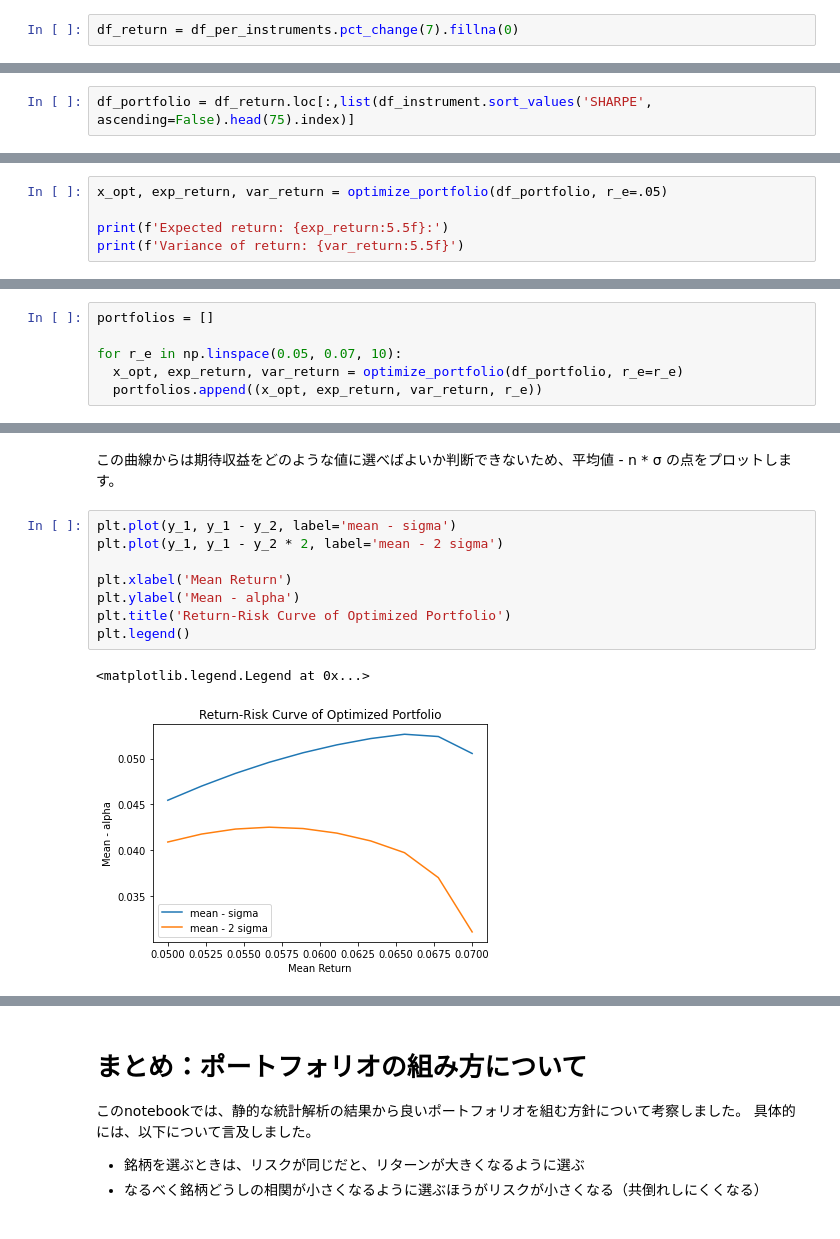
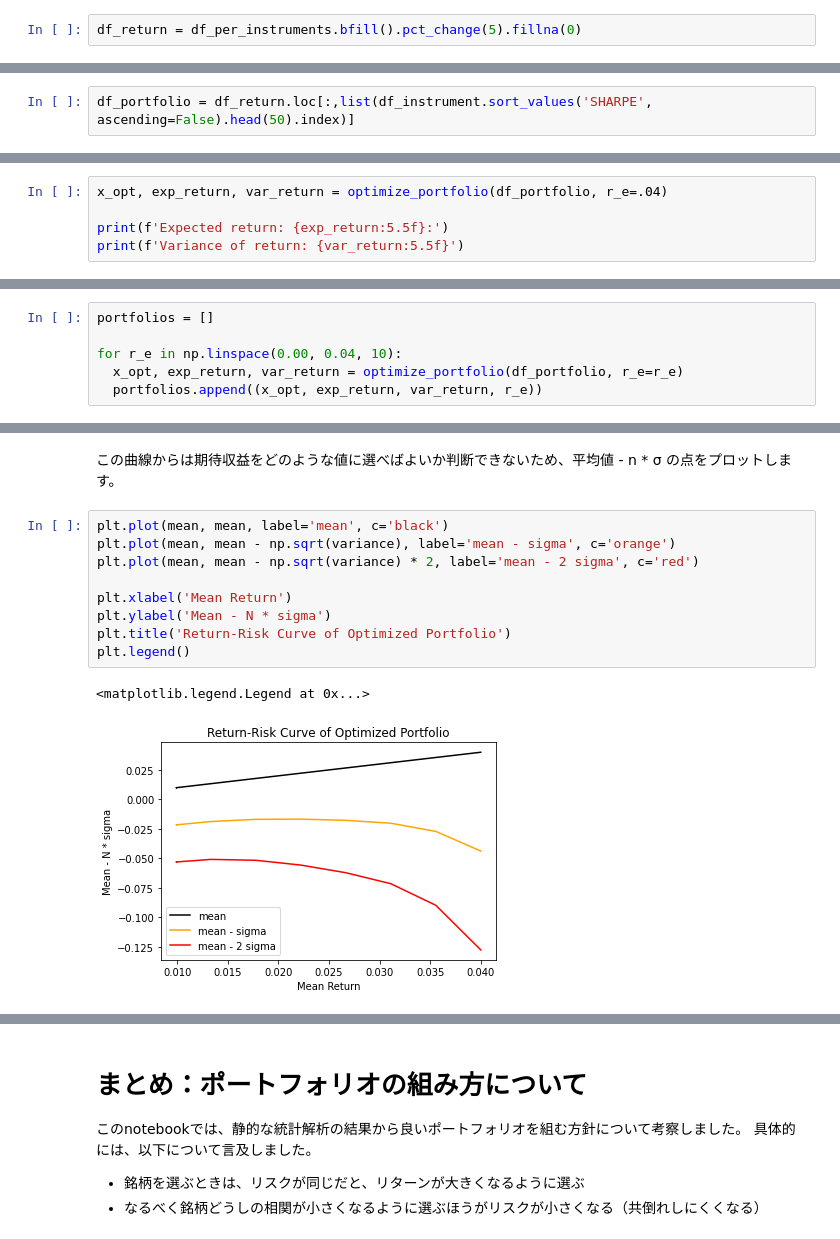
Before and after one commit to bilzard/JQuants-news, a Jupyter notebook: 002_optimum_portfolio.ipynb, the cells around one changed output, grey strips where cells are left out. Cells and saved outputs as stored; diff of their text form.

```diff
--- a/002_optimum_portfolio.ipynb
+++ b/002_optimum_portfolio.ipynb
@@ -166,5 +156,5 @@ df_per_instruments = df_per_instruments[filter_outlier]
 # %%
-df_return = df_per_instruments.pct_change(7).fillna(0)
+df_return = df_per_instruments.bfill().pct_change(5).fillna(0)
 # %% [markdown]
 マーケットのリターンを求めます。ここでは全銘柄のリターンの中央値をマーケットのリターンとします。
 # %%
@@ -280,7 +292,7 @@ def cvxopt_qp_solver(r, r_e, cov):
 最適化の結果、比率が低すぎてほぼ選択されていないのと同様の銘柄ができるため、SHARPEの大きい75銘柄から構成します。
 期待収益は 5% としました。
 # %%
-df_portfolio = df_return.loc[:,list(df_instrument.sort_values('SHARPE', ascending=False).head(75).index)]
+df_portfolio = df_return.loc[:,list(df_instrument.sort_values('SHARPE', ascending=False).head(50).index)]
 # %%
 def optimize_portfolio(df_portfolio, r_e=.05):
   r = df_portfolio.mean().values # Expected returns
@@ -296,7 +308,7 @@ def optimize_portfolio(df_portfolio, r_e=.05):
 
   return x_opt, exp_return, var_return
 # %%
-x_opt, exp_return, var_return = optimize_portfolio(df_portfolio, r_e=.05)
+x_opt, exp_return, var_return = optimize_portfolio(df_portfolio, r_e=.04)
 
 print(f'Expected return: {exp_return:5.5f}:')
 print(f'Variance of return: {var_return:5.5f}')
@@ -336,7 +349,7 @@ plt.plot(x_opt)
 # %%
 portfolios = []
 
-for r_e in np.linspace(0.05, 0.07, 10):
+for r_e in np.linspace(0.00, 0.04, 10):
   x_opt, exp_return, var_return = optimize_portfolio(df_portfolio, r_e=r_e)
   portfolios.append((x_opt, exp_return, var_return, r_e))
 # %% [output]
@@ -374,13 +387,14 @@ Text(0.5, 1.0, 'Return-Risk Curve of Optimized Portfolio')
 # %% [markdown]
 この曲線からは期待収益をどのような値に選べばよいか判断できないため、平均値 - n * σ の点をプロットします。
 # %%
-plt.plot(y_1, y_1 - y_2, label='mean - sigma')
-plt.plot(y_1, y_1 - y_2 * 2, label='mean - 2 sigma')
+plt.plot(mean, mean, label='mean', c='black')
+plt.plot(mean, mean - np.sqrt(variance), label='mean - sigma', c='orange')
+plt.plot(mean, mean - np.sqrt(variance) * 2, label='mean - 2 sigma', c='red')
 
 plt.xlabel('Mean Return')
-plt.ylabel('Mean - alpha')
+plt.ylabel('Mean - N * sigma')
 plt.title('Return-Risk Curve of Optimized Portfolio')
 plt.legend()
 # %% [output]
 <matplotlib.legend.Legend at 0x...>
-[figure, old version]
+[figure, new version]
```
Also changed, not shown: parts of 20 cells of this notebook.
